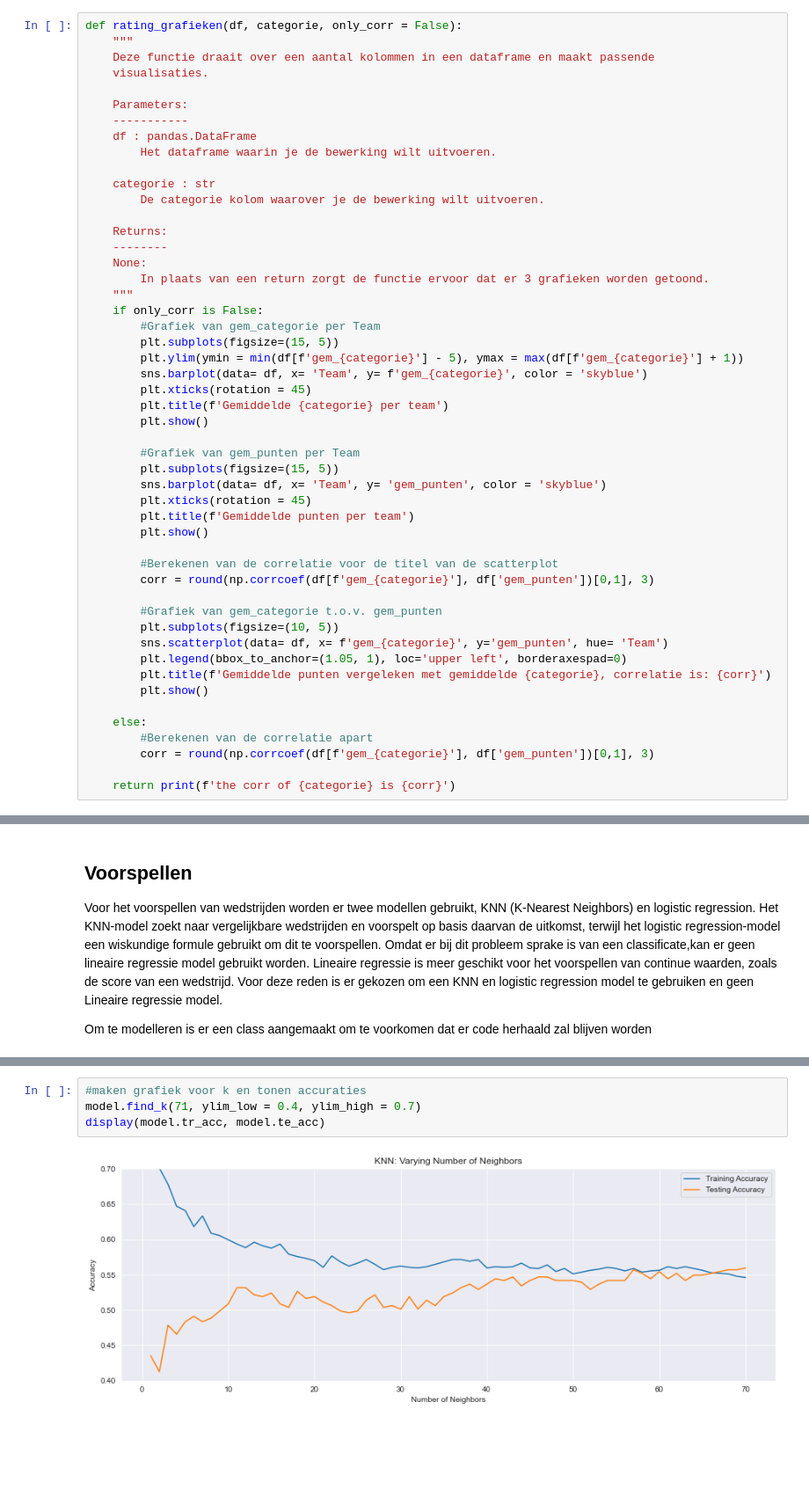
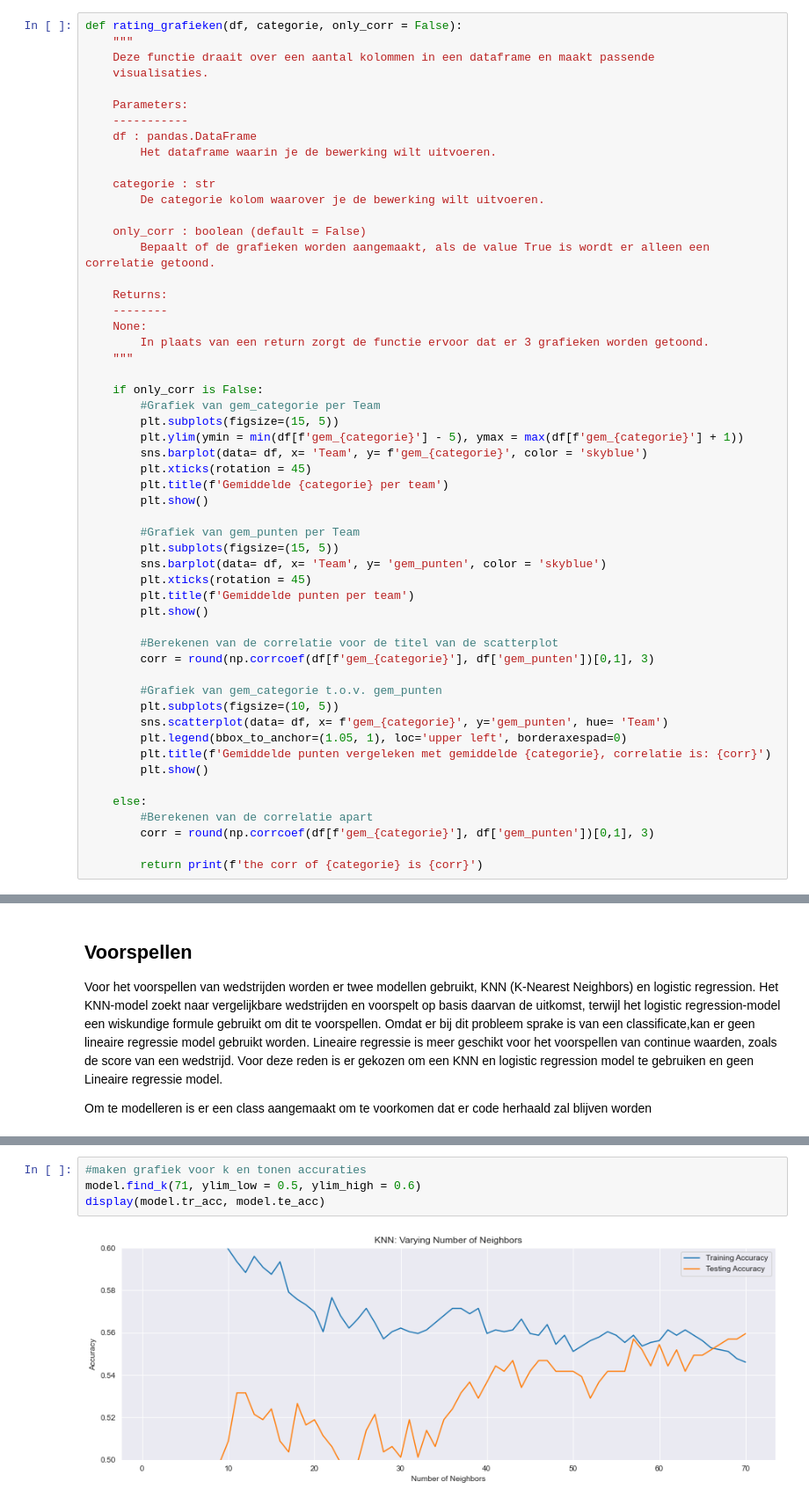
Before and after one commit to BJHeemskerk/DataLab2_2023, a Jupyter notebook: DataLab2_Groep_3B.ipynb, the cells around one changed output, grey strips where cells are left out. Shown at 88% size. Drawn from its saved outputs; the diff is of its cells as text; blank space fills up the shorter version.

```diff
--- a/DataLab2_Groep_3B.ipynb
+++ b/DataLab2_Groep_3B.ipynb
@@ -1294,11 +1294,15 @@ def rating_grafieken(df, categorie, only_corr = False):
     categorie : str
         De categorie kolom waarover je de bewerking wilt uitvoeren.
 
+    only_corr : boolean (default = False)
+        Bepaalt of de grafieken worden aangemaakt, als de value True is wordt er alleen een correlatie getoond.
+
     Returns:
     --------
     None:
         In plaats van een return zorgt de functie ervoor dat er 3 grafieken worden getoond.
     """
+
     if only_corr is False:
         #Grafiek van gem_categorie per Team
         plt.subplots(figsize=(15, 5))
@@ -1329,7 +1333,7 @@ def rating_grafieken(df, categorie, only_corr = False):
         #Berekenen van de correlatie apart
         corr = round(np.corrcoef(df[f'gem_{categorie}'], df['gem_punten'])[0,1], 3)
 
-    return print(f'the corr of {categorie} is {corr}')
+        return print(f'the corr of {categorie} is {corr}')
 # %% [markdown]
 [Terug naar het begin](#begin)
 # %% [markdown]
@@ -1894,9 +2023,9 @@ Eerst zal de optimale waarde voor k worden gezocht. Hiervoor wordt een grafiek g
 # %%
 #maken grafiek voor k en tonen accuraties
-model.find_k(71, ylim_low = 0.4, ylim_high = 0.7)
+model.find_k(71, ylim_low = 0.5, ylim_high = 0.6)
 display(model.tr_acc, model.te_acc)
 # %% [output]
-[figure, old version]
+[figure, new version]
 {1: 1.0,
  2: 0.7007607776838546,
  3: 0.6779374471682164,
```
Also changed, not shown: parts of 69 cells of this notebook.
